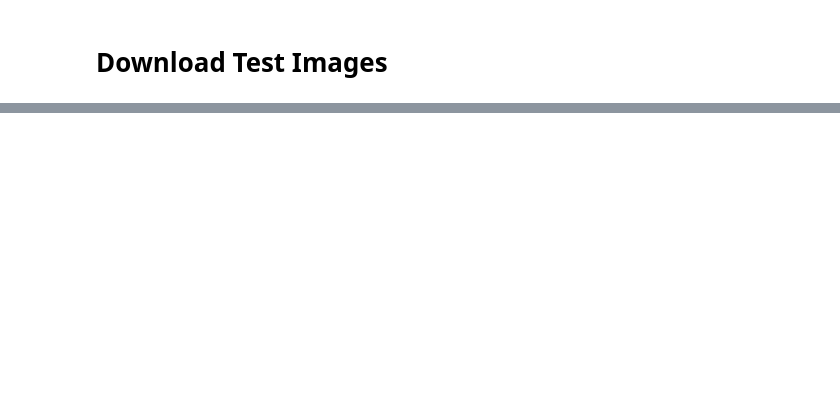
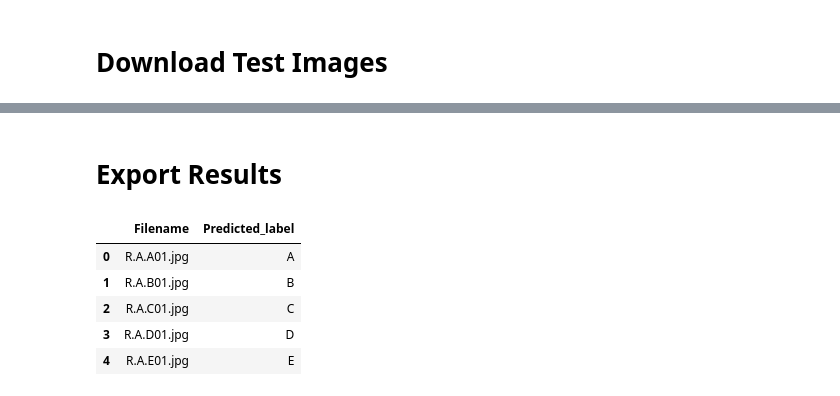
Before and after one commit to RumiAllbert/American-Sign-Language-Recogniztion-CNN, a Jupyter notebook: src/aslcnn_test.ipynb, the cells around one changed output, grey strips where cells are left out. Saved outputs shown, nothing was run; the diff lists cells and outputs as text; code cells hidden in the pictures; blank space fills up the shorter version.

```diff
--- a/src/aslcnn_test.ipynb
+++ b/src/aslcnn_test.ipynb
@@ -223,0 +355,2 @@ validation(test_loader, device=device, verbose=True)
+# %%
+predicted = validation(test_loader, device=device, verbose=True)
@@ -223,0 +369,32 @@ validation(test_loader, device=device, verbose=True)
+# %% [markdown]
+# Export Results
+# %%
+def get_img_file_names(img_file_path):
+    image_file_names = []
+    for root, dirs, files in os.walk(img_file_path):
+        for file in files:
+            if file.endswith(".jpg"):
+                image_file_names.append(file)
+    return sorted(image_file_names)
+
+file_names = get_img_file_names('/content/test/testing')
+# %%
+labels = {
+    0 : 'A',
+    1 : 'B',
+    2 : 'C',
+    3 : 'D',
+    4 : 'E',
+}
+
+results = pd.DataFrame(file_names, columns=['Filename'])
+results['Predicted_label'] = predicted
+results['Predicted_label'] = results['Predicted_label'].map(labels)
+results
+# %% [output]
+|  | Filename | Predicted_label |
+| 0 | R.A.A01.jpg | A |
+| 1 | R.A.B01.jpg | B |
+| 2 | R.A.C01.jpg | C |
+| 3 | R.A.D01.jpg | D |
+| 4 | R.A.E01.jpg | E |
```
Also changed, not shown: parts of 18 cells of this notebook.
